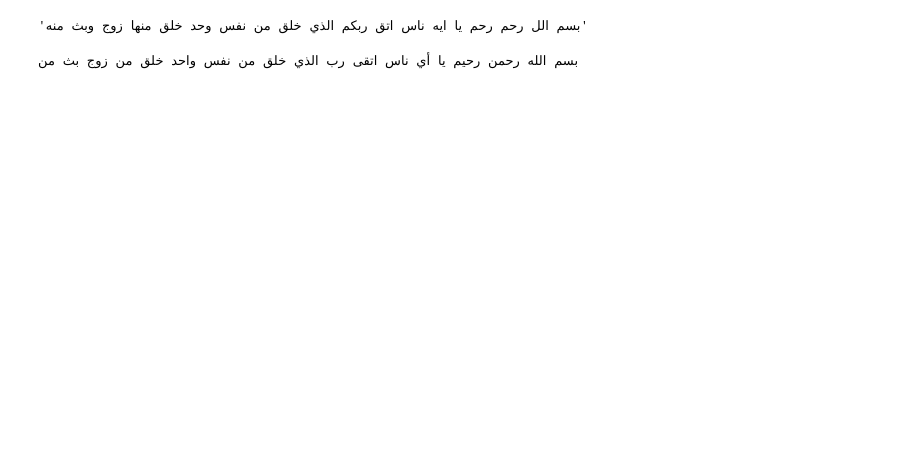
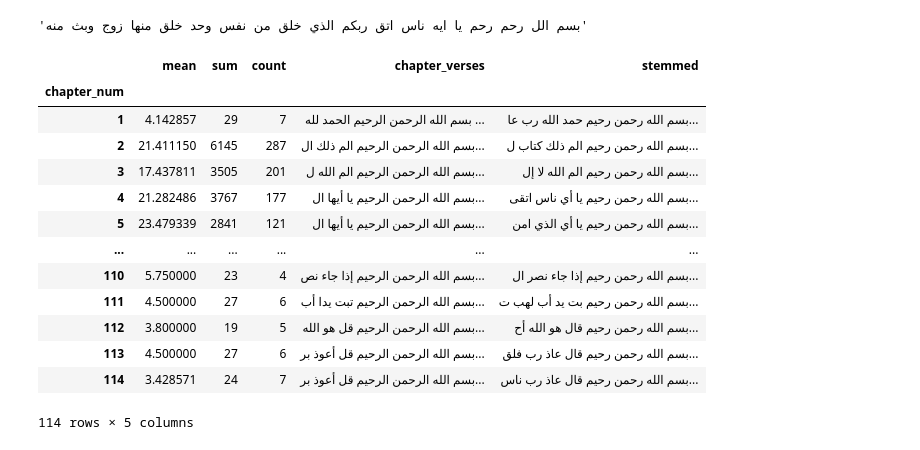
Before and after one commit to Saleh-Alabbas/search_engine_on_the_Quran, a Jupyter notebook: ml/data_cleaning.ipynb, the cells around one changed output. Saved outputs shown, nothing was run; the diff lists cells and outputs as text; code cells hidden in the pictures; blank space fills up the shorter version.

```diff
--- a/ml/data_cleaning.ipynb
+++ b/ml/data_cleaning.ipynb
@@ -309,15 +302,20 @@ w= "بسم الله الرحمن الرحيم يا أيها الناس اتقو
 # %%
 from farasa.stemmer import FarasaStemmer
 stemmer = FarasaStemmer()
+by_chapter["stemmed"] = by_chapter.chapter_verses.apply(stemmer.stem)
+by_chapter
+# %% [output]
+|  | mean | sum | count | chapter_verses | stemmed |
+| chapter_num |  |  |  |  |  |
+| 1 | 4.142857 | 29 | 7 | بسم الله الرحمن الرحيم الحمد لله ... | بسم الله رحمن رحيم حمد الله رب عا... |
+| 2 | 21.411150 | 6145 | 287 | بسم الله الرحمن الرحيم الم ذلك ال... | بسم الله رحمن رحيم الم ذلك كتاب ل... |
+| 3 | 17.437811 | 3505 | 201 | بسم الله الرحمن الرحيم الم الله ل... | بسم الله رحمن رحيم الم الله لا إل... |
+| 4 | 21.282486 | 3767 | 177 | بسم الله الرحمن الرحيم يا أيها ال... | بسم الله رحمن رحيم يا أي ناس اتقى... |
+| 5 | 23.479339 | 2841 | 121 | بسم الله الرحمن الرحيم يا أيها ال... | بسم الله رحمن رحيم يا أي الذي امن... |
+| ... | ... | ... | ... | ... | ... |
+| 110 | 5.750000 | 23 | 4 | بسم الله الرحمن الرحيم إذا جاء نص... | بسم الله رحمن رحيم إذا جاء نصر ال... |
+| 111 | 4.500000 | 27 | 6 | بسم الله الرحمن الرحيم تبت يدا أب... | بسم الله رحمن رحيم بت يد أب لهب ت... |
+| 112 | 3.800000 | 19 | 5 | بسم الله الرحمن الرحيم قل هو الله... | بسم الله رحمن رحيم قال هو الله أح... |
+| 113 | 4.500000 | 27 | 6 | بسم الله الرحمن الرحيم قل أعوذ بر... | بسم الله رحمن رحيم قال عاذ رب فلق... |
+| 114 | 3.428571 | 24 | 7 | بسم الله الرحمن الرحيم قل أعوذ بر... | بسم الله رحمن رحيم قال عاذ رب ناس... |
+114 rows × 5 columns
-# %%
-sample =\
-'''
-يُشار إلى أن اللغة العربية يتحدثها أكثر من 422 مليون نسمة ويتوزع متحدثوها
- في المنطقة المعروفة باسم الوطن العربي بالإضافة إلى العديد من المناطق ال
-أخرى المجاورة مثل الأهواز وتركيا وتشاد والسنغال وإريتريا وغيرها.وهي اللغ
-ة الرابعة من لغات منظمة الأمم المتحدة الرسمية الست.
-'''
-stemmed_text = stemmer.stem(w)
-print(stemmed_text)
-# %% [output]
-بسم الله رحمن رحيم يا أي ناس اتقى رب الذي خلق من نفس واحد خلق من زوج بث من
```
Also changed, not shown: parts of 16 cells of this notebook.
